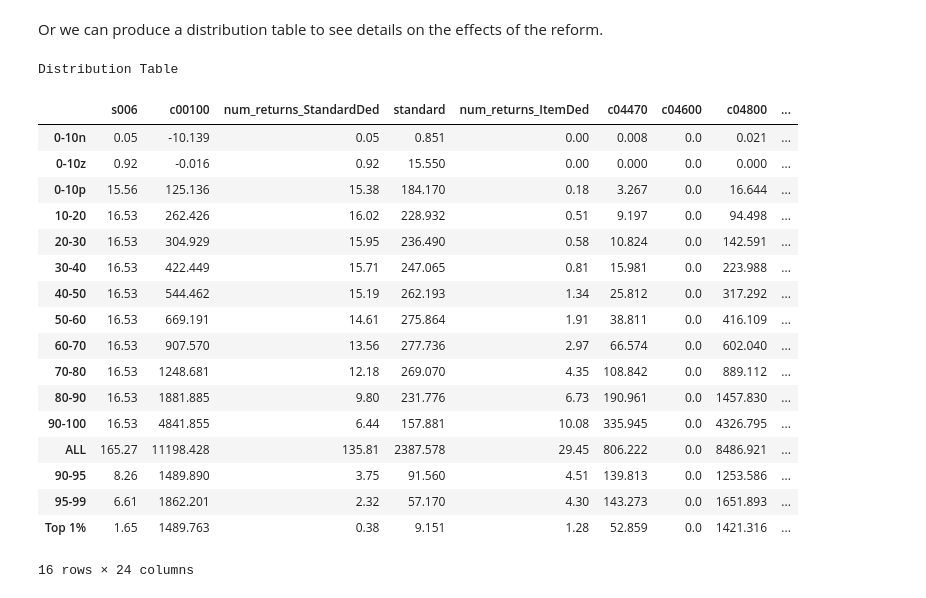
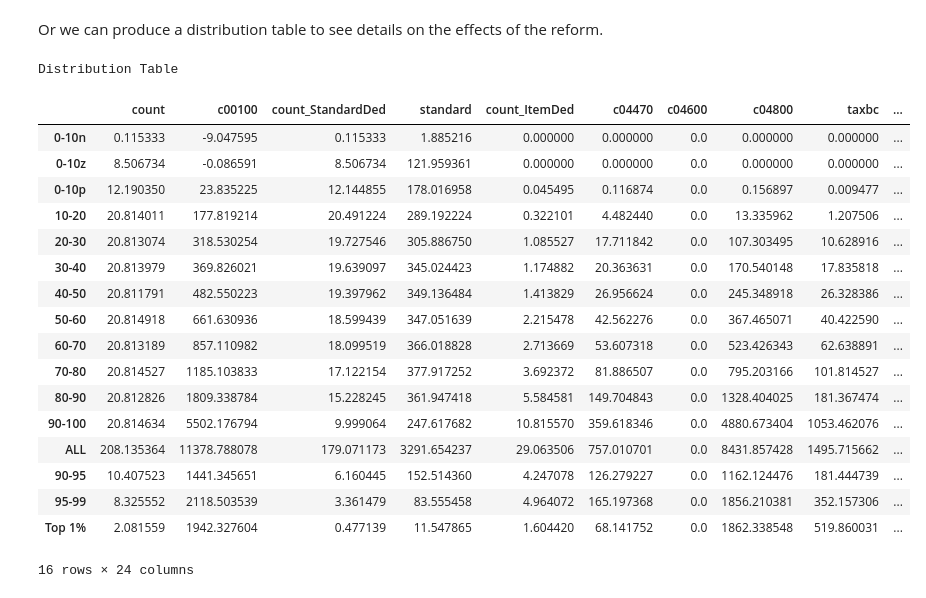
Before and after one commit to PSLmodels/Tax-Brain, a Jupyter notebook: example.ipynb, the cells around one changed output. Cells and saved outputs as stored; diff of their text form; code cells hidden in the pictures.

```diff
--- a/example.ipynb
+++ b/example.ipynb
@@ -5,5 +5,7 @@ from taxbrain import TaxBrain
 # %%
 reform_url = "https://raw.githubusercontent.com/PSLmodels/Tax-Calculator/master/taxcalc/reforms/Larson2019.json"
+start_year = 2021
+end_year = 2030
 # %% [markdown]
 # Static Reform
 
@@ -51,7 +63,7 @@ Differences Table
 # %% [markdown]
 You can run a partial-equlibrium dynamic simulation by initiating the TaxBrian instance exactly as you would for the static reform, but with your behavioral assumptions specified
 # %%
-tb_dynamic = TaxBrain(2019, 2028, use_cps=True, reform=reform_url,
+tb_dynamic = TaxBrain(start_year, end_year, use_cps=True, reform=reform_url,
                       behavior={"sub": 0.25})
 tb_dynamic.run()
 # %% [markdown]
@@ -69,24 +81,24 @@ Partial Equilibrium - Combined Tax Liability
 Or we can produce a distribution table to see details on the effects of the reform.
 # %%
 print("Distribution Table")
-tb_dynamic.distribution_table(2019, "weighted_deciles", "expanded_income", "reform")
+tb_dynamic.distribution_table(start_year, "weighted_deciles", "expanded_income", "reform")
 # %% [output]
 Distribution Table
-|  | s006 | c00100 | num_returns_StandardDed | standard | num_returns_ItemDed | c04470 | c04600 | c04800 | ... |
-| 0-10n | 0.05 | -10.139 | 0.05 | 0.851 | 0.00 | 0.008 | 0.0 | 0.021 | ... |
-| 0-10z | 0.92 | -0.016 | 0.92 | 15.550 | 0.00 | 0.000 | 0.0 | 0.000 | ... |
-| 0-10p | 15.56 | 125.136 | 15.38 | 184.170 | 0.18 | 3.267 | 0.0 | 16.644 | ... |
-| 10-20 | 16.53 | 262.426 | 16.02 | 228.932 | 0.51 | 9.197 | 0.0 | 94.498 | ... |
-| 20-30 | 16.53 | 304.929 | 15.95 | 236.490 | 0.58 | 10.824 | 0.0 | 142.591 | ... |
-| 30-40 | 16.53 | 422.449 | 15.71 | 247.065 | 0.81 | 15.981 | 0.0 | 223.988 | ... |
-| 40-50 | 16.53 | 544.462 | 15.19 | 262.193 | 1.34 | 25.812 | 0.0 | 317.292 | ... |
-| 50-60 | 16.53 | 669.191 | 14.61 | 275.864 | 1.91 | 38.811 | 0.0 | 416.109 | ... |
-| 60-70 | 16.53 | 907.570 | 13.56 | 277.736 | 2.97 | 66.574 | 0.0 | 602.040 | ... |
-| 70-80 | 16.53 | 1248.681 | 12.18 | 269.070 | 4.35 | 108.842 | 0.0 | 889.112 | ... |
-| 80-90 | 16.53 | 1881.885 | 9.80 | 231.776 | 6.73 | 190.961 | 0.0 | 1457.830 | ... |
-| 90-100 | 16.53 | 4841.855 | 6.44 | 157.881 | 10.08 | 335.945 | 0.0 | 4326.795 | ... |
-| ALL | 165.27 | 11198.428 | 135.81 | 2387.578 | 29.45 | 806.222 | 0.0 | 8486.921 | ... |
-| 90-95 | 8.26 | 1489.890 | 3.75 | 91.560 | 4.51 | 139.813 | 0.0 | 1253.586 | ... |
-| 95-99 | 6.61 | 1862.201 | 2.32 | 57.170 | 4.30 | 143.273 | 0.0 | 1651.893 | ... |
-| Top 1% | 1.65 | 1489.763 | 0.38 | 9.151 | 1.28 | 52.859 | 0.0 | 1421.316 | ... |
+|  | count | c00100 | count_StandardDed | standard | count_ItemDed | c04470 | c04600 | c04800 | taxbc | ... |
+| 0-10n | 0.115333 | -9.047595 | 0.115333 | 1.885216 | 0.000000 | 0.000000 | 0.0 | 0.000000 | 0.000000 | ... |
+| 0-10z | 8.506734 | -0.086591 | 8.506734 | 121.959361 | 0.000000 | 0.000000 | 0.0 | 0.000000 | 0.000000 | ... |
+| 0-10p | 12.190350 | 23.835225 | 12.144855 | 178.016958 | 0.045495 | 0.116874 | 0.0 | 0.156897 | 0.009477 | ... |
+| 10-20 | 20.814011 | 177.819214 | 20.491224 | 289.192224 | 0.322101 | 4.482440 | 0.0 | 13.335962 | 1.207506 | ... |
+| 20-30 | 20.813074 | 318.530254 | 19.727546 | 305.886750 | 1.085527 | 17.711842 | 0.0 | 107.303495 | 10.628916 | ... |
+| 30-40 | 20.813979 | 369.826021 | 19.639097 | 345.024423 | 1.174882 | 20.363631 | 0.0 | 170.540148 | 17.835818 | ... |
+| 40-50 | 20.811791 | 482.550223 | 19.397962 | 349.136484 | 1.413829 | 26.956624 | 0.0 | 245.348918 | 26.328386 | ... |
+| 50-60 | 20.814918 | 661.630936 | 18.599439 | 347.051639 | 2.215478 | 42.562276 | 0.0 | 367.465071 | 40.422590 | ... |
+| 60-70 | 20.813189 | 857.110982 | 18.099519 | 366.018828 | 2.713669 | 53.607318 | 0.0 | 523.426343 | 62.638891 | ... |
+| 70-80 | 20.814527 | 1185.103833 | 17.122154 | 377.917252 | 3.692372 | 81.886507 | 0.0 | 795.203166 | 101.814527 | ... |
+| 80-90 | 20.812826 | 1809.338784 | 15.228245 | 361.947418 | 5.584581 | 149.704843 | 0.0 | 1328.404025 | 181.367474 | ... |
+| 90-100 | 20.814634 | 5502.176794 | 9.999064 | 247.617682 | 10.815570 | 359.618346 | 0.0 | 4880.673404 | 1053.462076 | ... |
+| ALL | 208.135364 | 11378.788078 | 179.071173 | 3291.654237 | 29.063506 | 757.010701 | 0.0 | 8431.857428 | 1495.715662 | ... |
+| 90-95 | 10.407523 | 1441.345651 | 6.160445 | 152.514360 | 4.247078 | 126.279227 | 0.0 | 1162.124476 | 181.444739 | ... |
+| 95-99 | 8.325552 | 2118.503539 | 3.361479 | 83.555458 | 4.964072 | 165.197368 | 0.0 | 1856.210381 | 352.157306 | ... |
+| Top 1% | 2.081559 | 1942.327604 | 0.477139 | 11.547865 | 1.604420 | 68.141752 | 0.0 | 1862.338548 | 519.860031 | ... |
 16 rows × 24 columns
```
Also changed, not shown: parts of 8 cells of this notebook, 2 other files.
